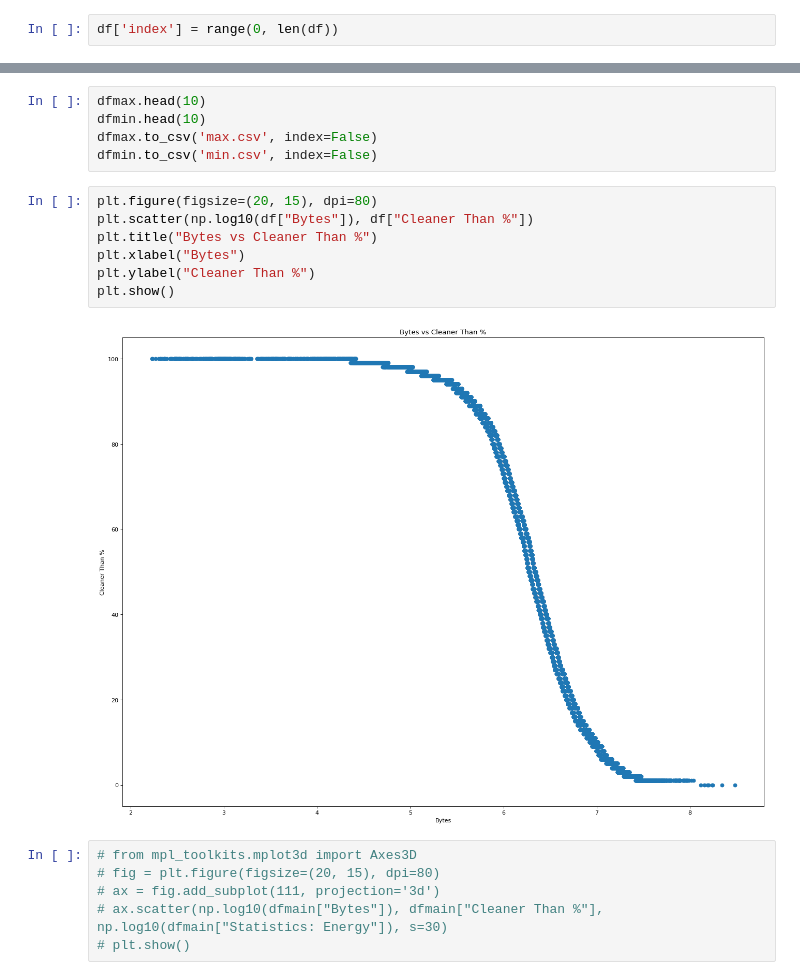
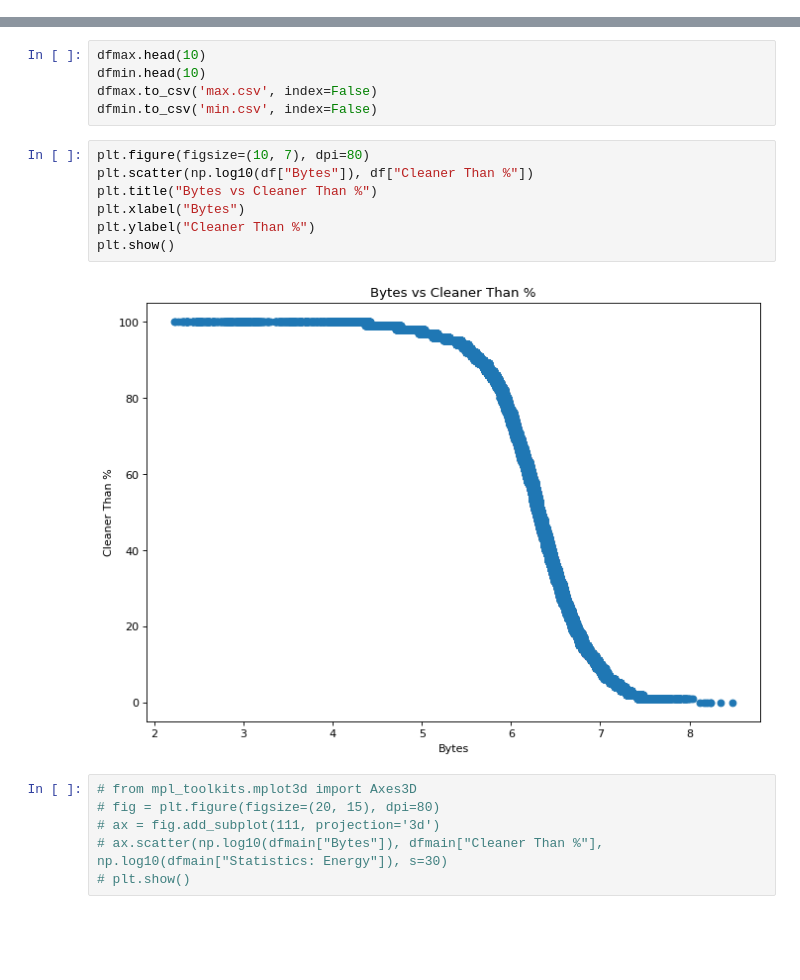
Before and after one commit to ivanivanov10101/bachelor-project, a Jupyter notebook: CSV.ipynb, the cells around one changed output, grey strips where cells are left out. Drawn from its saved outputs; the diff is of its cells as text; blank space fills up the shorter version.

```diff
--- a/CSV.ipynb
+++ b/CSV.ipynb
@@ -387,2 +388,0 @@ df.columns = ['URL', 'Green Hosting', 'Bytes', 'Cleaner Than %', "Statistics: Ad
-# %%
-df['index'] = range(0, len(df))
@@ -470,14 +466,14 @@ dfmin.head(10)
 dfmax.to_csv('max.csv', index=False)
 dfmin.to_csv('min.csv', index=False)
 # %%
-plt.figure(figsize=(20, 15), dpi=80)
+plt.figure(figsize=(10, 7), dpi=80)
 plt.scatter(np.log10(df["Bytes"]), df["Cleaner Than %"])
 plt.title("Bytes vs Cleaner Than %")
 plt.xlabel("Bytes")
 plt.ylabel("Cleaner Than %")
 plt.show()
 # %% [output]
-[figure, old version]
+[figure, new version]
 # %%
 # from mpl_toolkits.mplot3d import Axes3D
 # fig = plt.figure(figsize=(20, 15), dpi=80)
```
Also changed, not shown: parts of 11 cells of this notebook, 5 other files.
